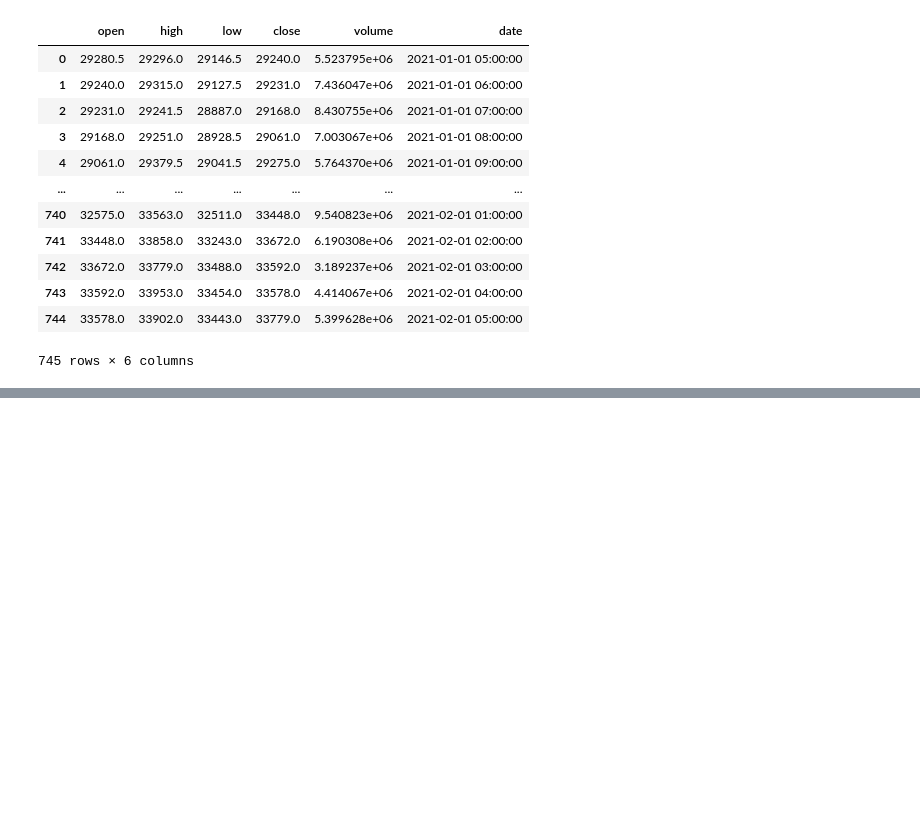
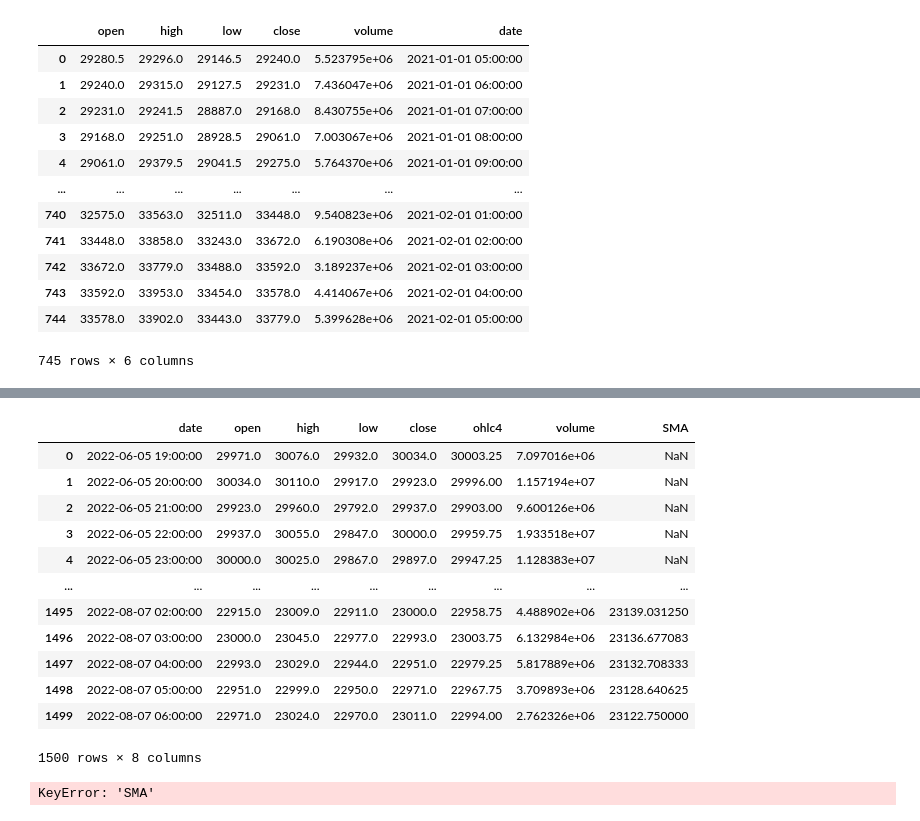
Before and after one commit to RJK00/BTCUSD-analysis, a Jupyter notebook: Proj1.ipynb, the cells around one changed output, grey strips where cells are left out. Cells and saved outputs as stored; diff of their text form; code cells hidden in the pictures; blank space fills up the shorter version.

```diff
--- a/Proj1.ipynb
+++ b/Proj1.ipynb
@@ -148,0 +250,61 @@ get_historical2021(1,1,4)
+# %%
+df_2022_hr['ohlc4'] = (df_2022_hr['open']+df_2022_hr['high']+df_2022_hr['low']+df_2022_hr['close'])/4
+
+df_2022_hr['SMA'] = df_2022_hr['ohlc4'].rolling(window = 48).mean()
+df_2022_hr = df_2022_hr[['date','open','high','low','close','ohlc4','volume','SMA']]
+
+df_2022_hr
+# %% [output]
+|  | date | open | high | low | close | ohlc4 | volume | SMA |
+| 0 | 2022-06-05 19:00:00 | 29971.0 | 30076.0 | 29932.0 | 30034.0 | 30003.25 | 7.097016e+06 | NaN |
+| 1 | 2022-06-05 20:00:00 | 30034.0 | 30110.0 | 29917.0 | 29923.0 | 29996.00 | 1.157194e+07 | NaN |
+| 2 | 2022-06-05 21:00:00 | 29923.0 | 29960.0 | 29792.0 | 29937.0 | 29903.00 | 9.600126e+06 | NaN |
+| 3 | 2022-06-05 22:00:00 | 29937.0 | 30055.0 | 29847.0 | 30000.0 | 29959.75 | 1.933518e+07 | NaN |
+| 4 | 2022-06-05 23:00:00 | 30000.0 | 30025.0 | 29867.0 | 29897.0 | 29947.25 | 1.128383e+07 | NaN |
+| ... | ... | ... | ... | ... | ... | ... | ... | ... |
+| 1495 | 2022-08-07 02:00:00 | 22915.0 | 23009.0 | 22911.0 | 23000.0 | 22958.75 | 4.488902e+06 | 23139.031250 |
+| 1496 | 2022-08-07 03:00:00 | 23000.0 | 23045.0 | 22977.0 | 22993.0 | 23003.75 | 6.132984e+06 | 23136.677083 |
+| 1497 | 2022-08-07 04:00:00 | 22993.0 | 23029.0 | 22944.0 | 22951.0 | 22979.25 | 5.817889e+06 | 23132.708333 |
+| 1498 | 2022-08-07 05:00:00 | 22951.0 | 22999.0 | 22950.0 | 22971.0 | 22967.75 | 3.709893e+06 | 23128.640625 |
+| 1499 | 2022-08-07 06:00:00 | 22971.0 | 23024.0 | 22970.0 | 23011.0 | 22994.00 | 2.762326e+06 | 23122.750000 |
+1500 rows × 8 columns
+# %%
+# create a graph object
+fig = go.Figure()
+
+#set up layout
+fig.update_layout(
+    title={
+        'text' : "BTCUSD",
+        "x" : 0.5,
+        'xanchor': 'center'
+    },
+    xaxis_title="Date",
+    yaxis_title='Price',
+    xaxis_rangeslider_visible=False
+)
+
+#add candletstick
+fig.add_trace(
+    go.Candlestick(
+        x=df_2022_hr['date'],
+        open=df_2022_hr['open'],
+        high=df_2022_hr['high'],
+        low=df_2022_hr['low'],
+        close=df_2022_hr['close']
+    )
+)
+
+fig.add_trace(
+    go.scatter(
+        x=df_2021_hr['date'],
+        y=df_2021_hr['SMA']
+
+    )
+
+
+)
+
+fig.show()
+# %% [output]
+KeyError: 'SMA'
```
Also changed, not shown: parts of 3 cells of this notebook, 2 other files.
